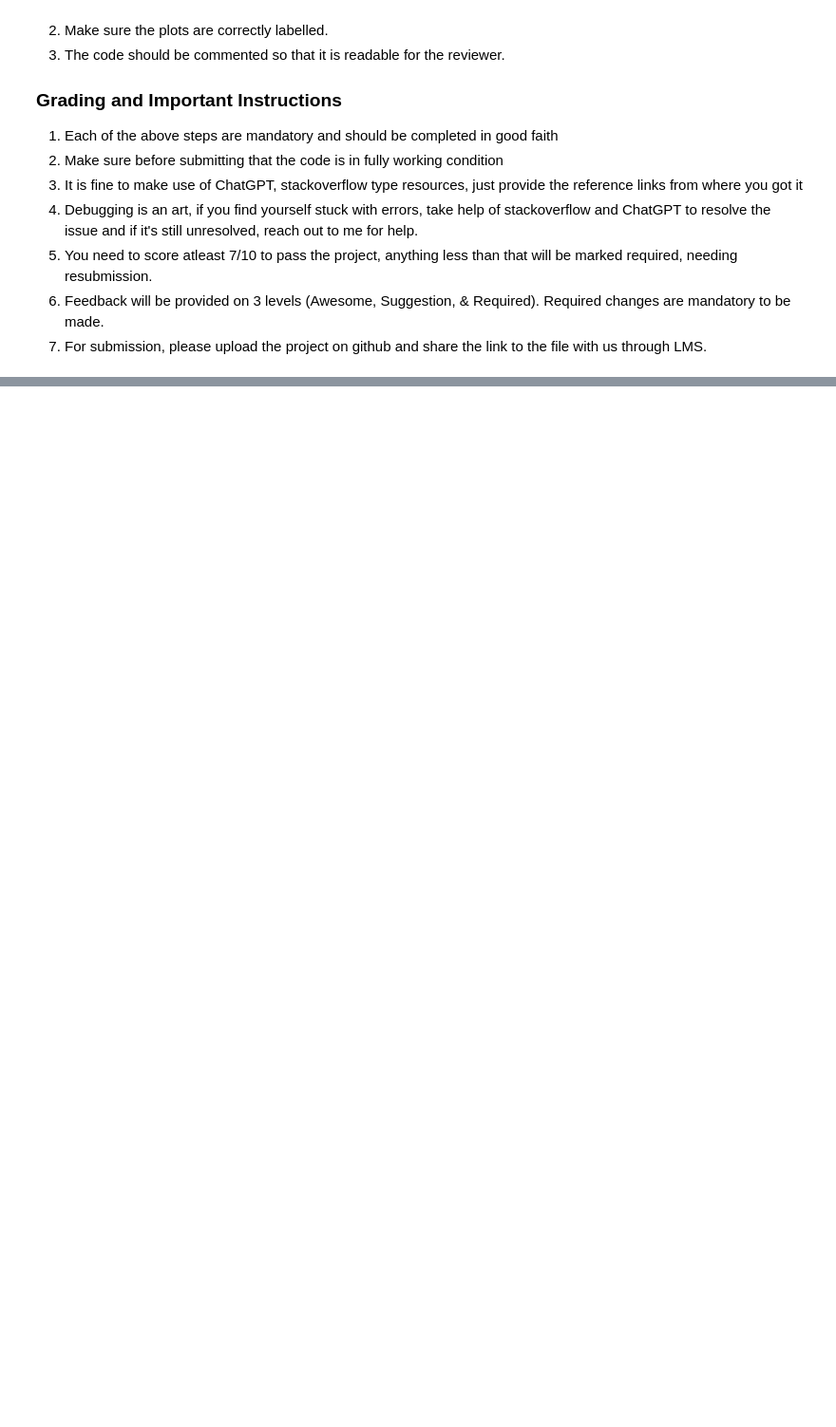
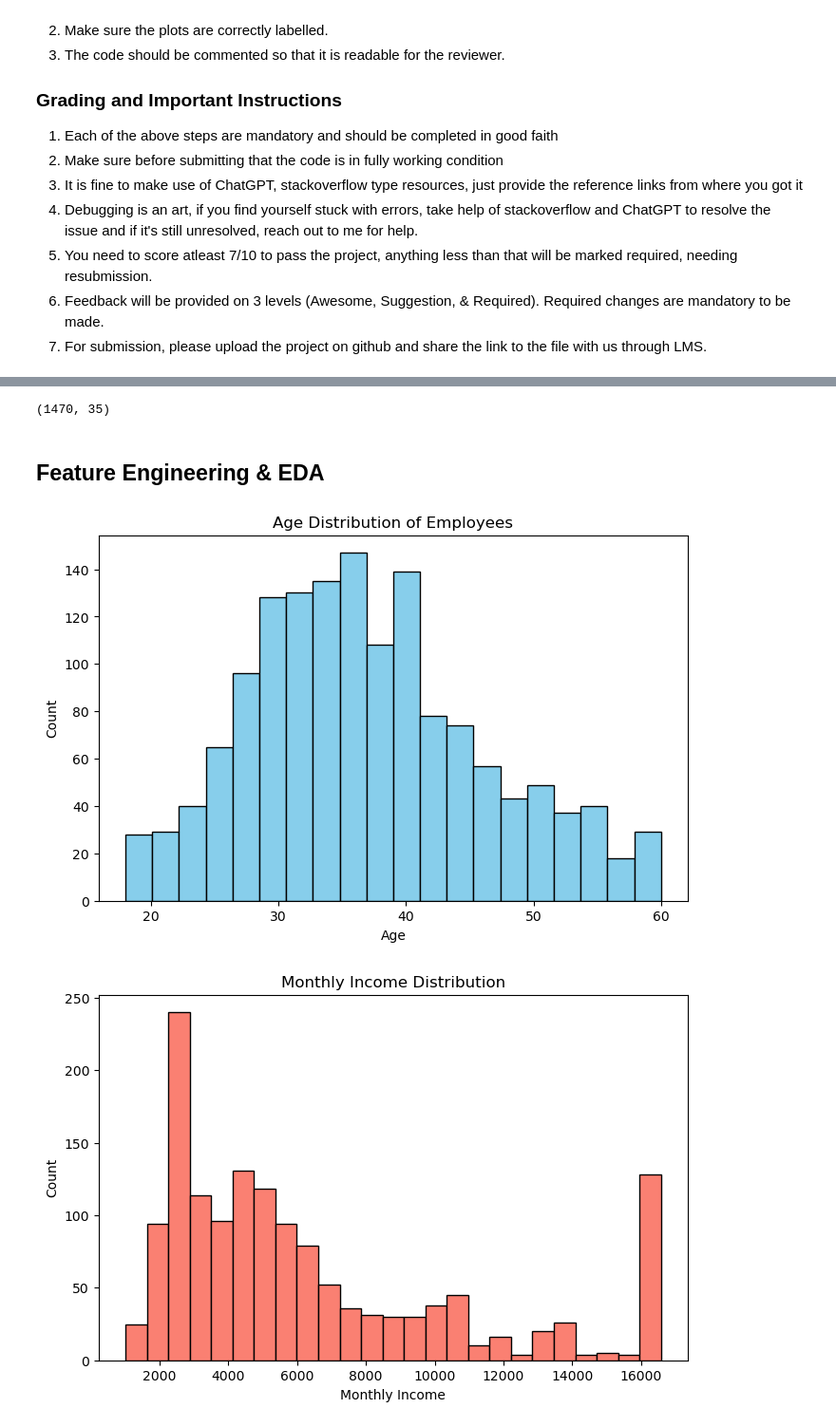
Before and after one commit to ParthKalani/HR-analytics, a Jupyter notebook: HR-analytics-pipeline.ipynb, the cells around one changed output, grey strips where cells are left out. Shown: that part at 95% size. Drawn from its saved outputs; the diff is of its cells as text; code cells hidden in the pictures; blank space fills up the shorter version.

```diff
--- a/HR-analytics-pipeline.ipynb
+++ b/HR-analytics-pipeline.ipynb
@@ -53,0 +214,52 @@ The HR Attrition dataset, albeit fictional, serves the purpose of identifying ke
+# %%
+numerical_cols = df.select_dtypes(include=['int64','float64']).columns
+
+# Outlier detection using IQR
+for col in numerical_cols:
+    Q1 = df[col].quantile(0.25)
+    Q3 = df[col].quantile(0.75)
+    IQR = Q3 - Q1
+    lower = Q1 - 1.5*IQR
+    upper = Q3 + 1.5*IQR
+
+    # Cap outliers instead of removing (to avoid losing data)
+    df[col] = np.where(df[col] < lower, lower, df[col])
+    df[col] = np.where(df[col] > upper, upper, df[col])
+
+#Check if any outliers have been remove
+df.shape
+
+#None removed since no outliers
+# %% [output]
+(1470, 35)
+# %% [markdown]
+## Feature Engineering & EDA
+# %%
+import matplotlib.pyplot as plt
+
+# Age distribution
+plt.figure(figsize=(8,5))
+plt.hist(df['Age'], bins=20, color="skyblue", edgecolor="black")
+plt.title("Age Distribution of Employees")
+plt.xlabel("Age")
+plt.ylabel("Count")
+plt.show()
+
+# Monthly Income distribution
+plt.figure(figsize=(8,5))
+plt.hist(df['MonthlyIncome'], bins=25, color="salmon", edgecolor="black")
+plt.title("Monthly Income Distribution")
+plt.xlabel("Monthly Income")
+plt.ylabel("Count")
+plt.show()
+
+# Attrition rate
+plt.figure(figsize=(6,4))
+df['Attrition'].value_counts().plot(kind="bar", color=['steelblue','orange'])
+plt.title("Employee Attrition (Target Variable)")
+plt.xlabel("Attrition (0=No, 1=Yes)")
+plt.ylabel("Count")
+plt.show()
+# %% [output]
+[figure, added]
+[figure, added]
```
Also changed, not shown: parts of 17 cells of this notebook.
